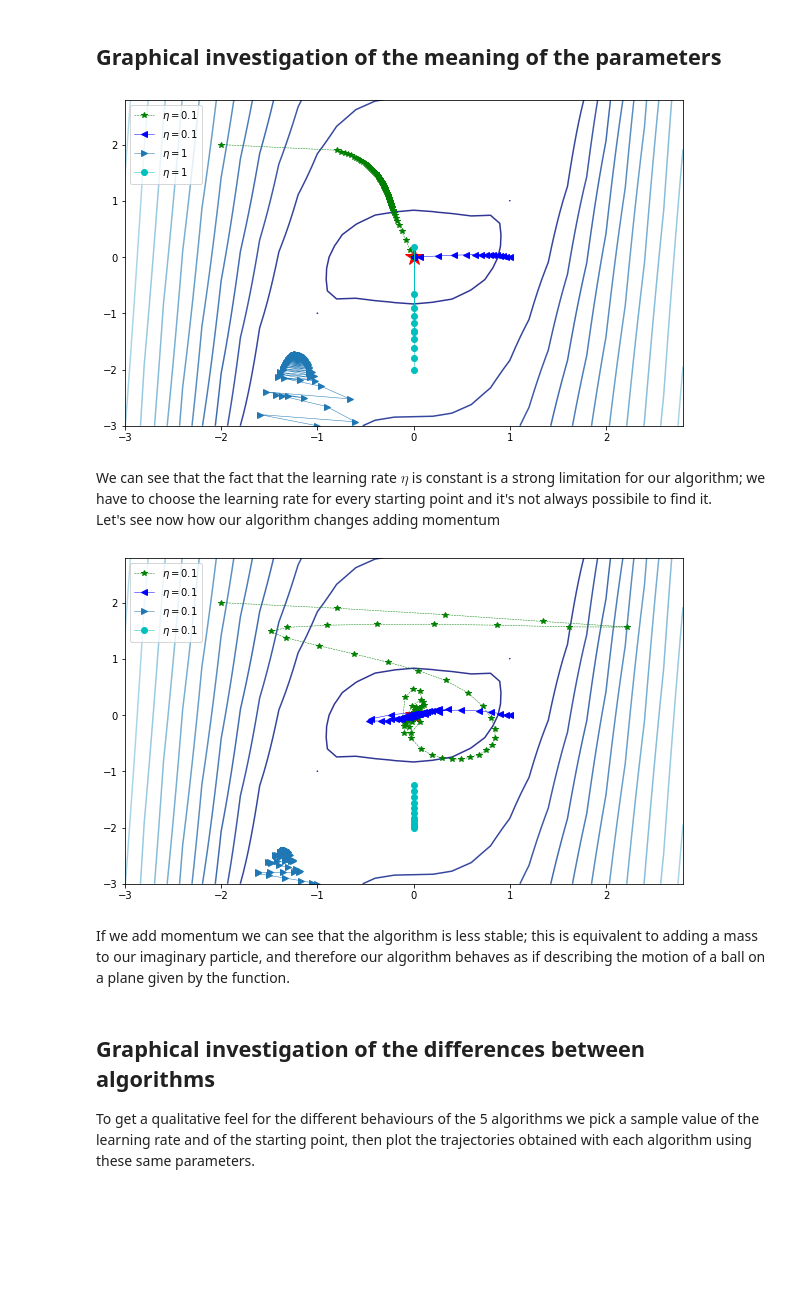
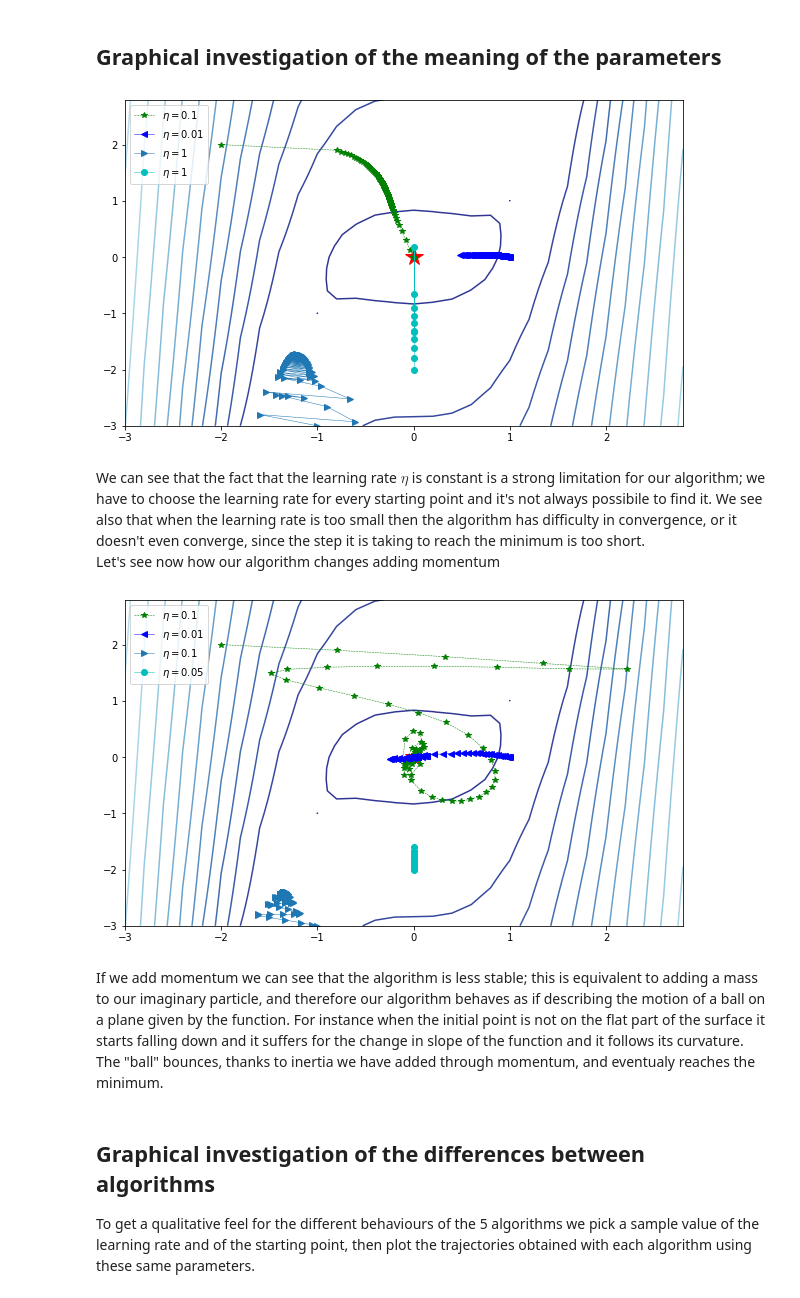
Before and after one commit to samuelelipani/lcpb, a Jupyter notebook: ex1_final.ipynb, the cells around one changed output. Saved outputs shown, nothing was run; the diff lists cells and outputs as text; code cells hidden in the pictures; blank space fills up the shorter version.

```diff
--- a/ex1_final.ipynb
+++ b/ex1_final.ipynb
@@ -180,7 +180,6 @@ def overlay_trajectory_contour(ax,trajectory, label,color='k',lw=2):
 # %%
 # Investigate effect of learning rate in GD
 plt.close()
-a,b = 1.0,1.0
 x, y = np.meshgrid(np.arange(-3, 3, 0.2), np.arange(-3, 3, 0.2))
 fig, ax = plt.subplots(figsize=(10, 6))
 z=f(x,y)
@@ -193,7 +192,7 @@ init2=[1,0]
 init3=[-1,-3]
 init4=[0,-2]
 eta1=0.1
-eta2=0.1
+eta2=0.01
 eta3=1
 eta4=1
 gd_1=gd(grad_f,init1, n_epochs=100, eta=eta1)
@@ -208,44 +207,45 @@ overlay_trajectory_contour(ax,gd_4,'$\eta=$%s'% eta4,'c-o', lw=0.5)
 plt.legend(loc=2)
 plt.show()
 # %% [output]
-[figure, old version]
+[figure, new version]
 # %% [markdown]
 We can see that the fact that the learning rate $\eta$ is constant is a strong limitation for our algorithm; we have to choose the learning rate for every starting point and it's not always possibile to find it.
+We see also that when the learning rate is too small then the algorithm has difficulty in convergence, or it doesn't even converge, since the step it is taking to reach the minimum is too short.
 Let's see now how our algorithm changes adding momentum
 # %%
 # Investigate effect of momentum in GD
 plt.close()
-a,b = 1.0,1.0
 x, y = np.meshgrid(np.arange(-3, 3, 0.2), np.arange(-3, 3, 0.2))
 fig, ax = plt.subplots(figsize=(10, 6))
 z=f(x,y)
 ax.contour(x, y, z, levels=np.logspace(0.0, 5, 35), norm=LogNorm(), cmap="RdYlBu_r")
 ax.plot(0,0, 'r*', markersize=18)
 
 #initial point
 init1=[-2,2]
 init2=[1,0]
 init3=[-1,-3]
 init4=[0,-2]
 eta1=0.1
-eta2=0.1
+eta2=0.01
 eta3=0.1
-eta4=0.1
+eta4=0.05
 gd_1=gd_with_mom(grad_f,init1, n_epochs=100, eta=eta1)
 gd_2=gd_with_mom(grad_f,init2, n_epochs=100, eta=eta2)
 gd_3=gd_with_mom(grad_f,init3, n_epochs=100, eta=eta3)
 gd_4=gd_with_mom(grad_f,init4, n_epochs=10, eta=eta4)
 #print(gd_1)
 overlay_trajectory_contour(ax,gd_1,'$\eta=$%s'% eta1,'g--*', lw=0.5)
 overlay_trajectory_contour(ax,gd_2,'$\eta=$%s'% eta2,'b-<', lw=0.5)
 overlay_trajectory_contour(ax,gd_3,'$\eta=$%s'% eta3,'->', lw=0.5)
 overlay_trajectory_contour(ax,gd_4,'$\eta=$%s'% eta4,'c-o', lw=0.5)
 plt.legend(loc=2)
 plt.show()
 # %% [output]
-[figure, old version]
+[figure, new version]
 # %% [markdown]
 If we add momentum we can see that the algorithm is less stable; this is equivalent to adding a mass to our imaginary particle, and therefore our algorithm behaves as if describing the motion of a ball on a plane given by the function.
+For instance when the initial point is not on the flat part of the surface it starts falling down and it suffers for the change in slope of the function and it follows its curvature. The "ball" bounces, thanks to inertia we have added through momentum, and eventualy reaches the minimum.
 # %% [markdown]
 ## Graphical investigation of the differences between algorithms
 To get a qualitative feel for the different behaviours of the 5 algorithms we pick a sample value of the learning rate and of the starting point, then plot the trajectories obtained with each algorithm using these same parameters.
```
Also changed, not shown: parts of 6 cells of this notebook.
